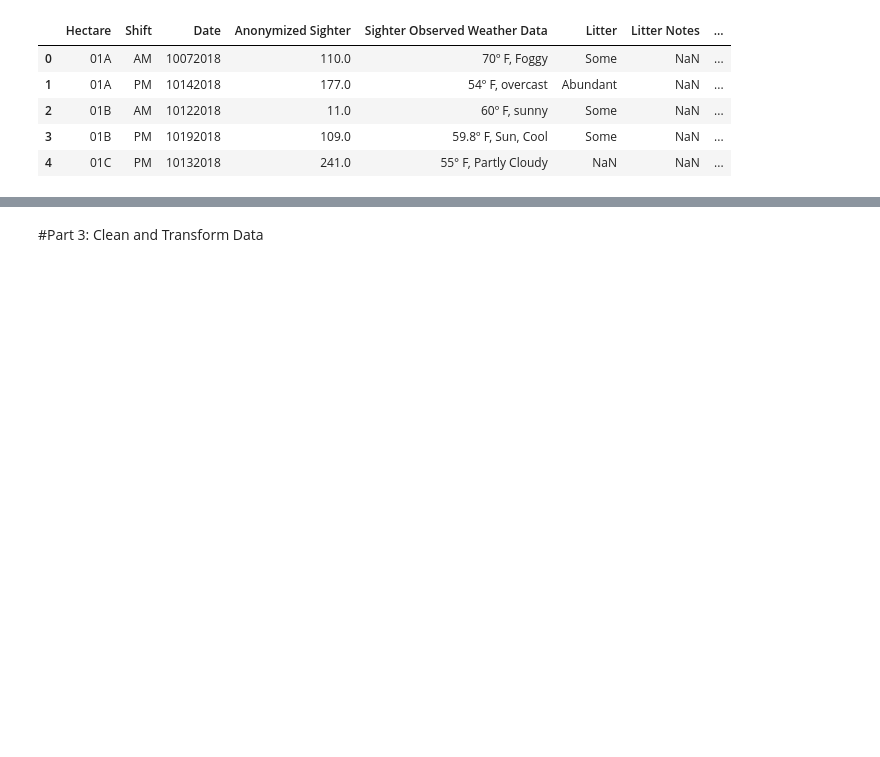
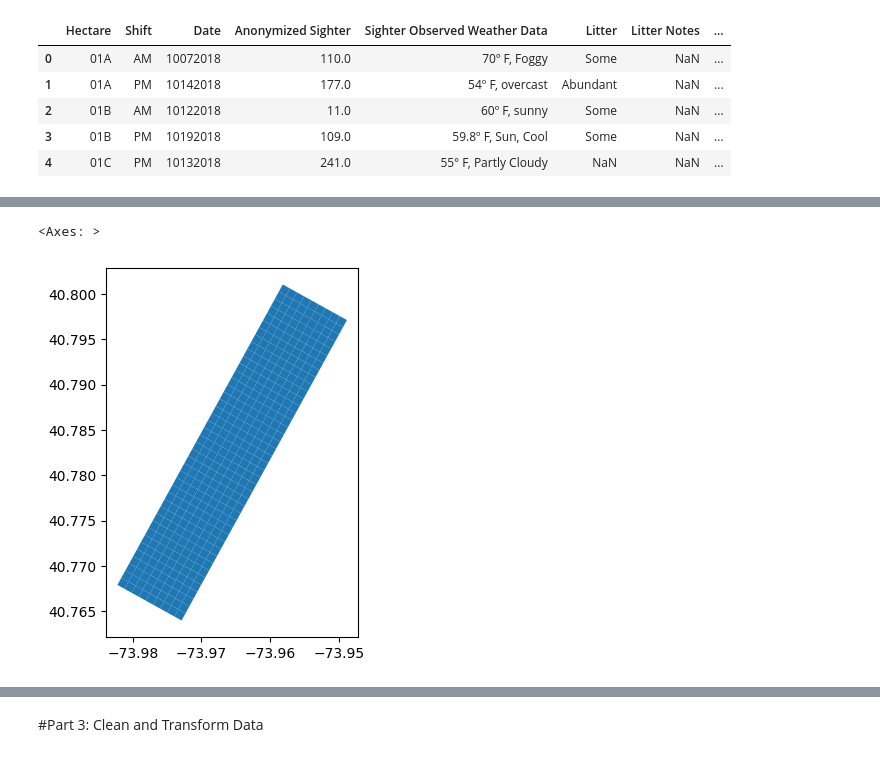
Before and after one commit to envirodatascience/final-project-go-squirrels, a Jupyter notebook: Meryl_Squirrels.ipynb, the cells around one changed output, grey strips where cells are left out. Drawn from its saved outputs; the diff is of its cells as text; code cells hidden in the pictures; blank space fills up the shorter version.

```diff
--- a/Meryl_Squirrels.ipynb
+++ b/Meryl_Squirrels.ipynb
@@ -54,0 +108,3 @@ df_hect.head()
+# %%
+shape = "geo_export_ee808929-79e6-46ed-98a3-f98a9f8751f9.shp"
+df_grid = gpd.read_file(shape)
@@ -54,0 +136,5 @@ df_hect.head()
+# %%
+df_grid.plot()
+# %% [output]
+<Axes: >
+[figure, added]
```
Also changed, not shown: parts of 56 cells of this notebook.
